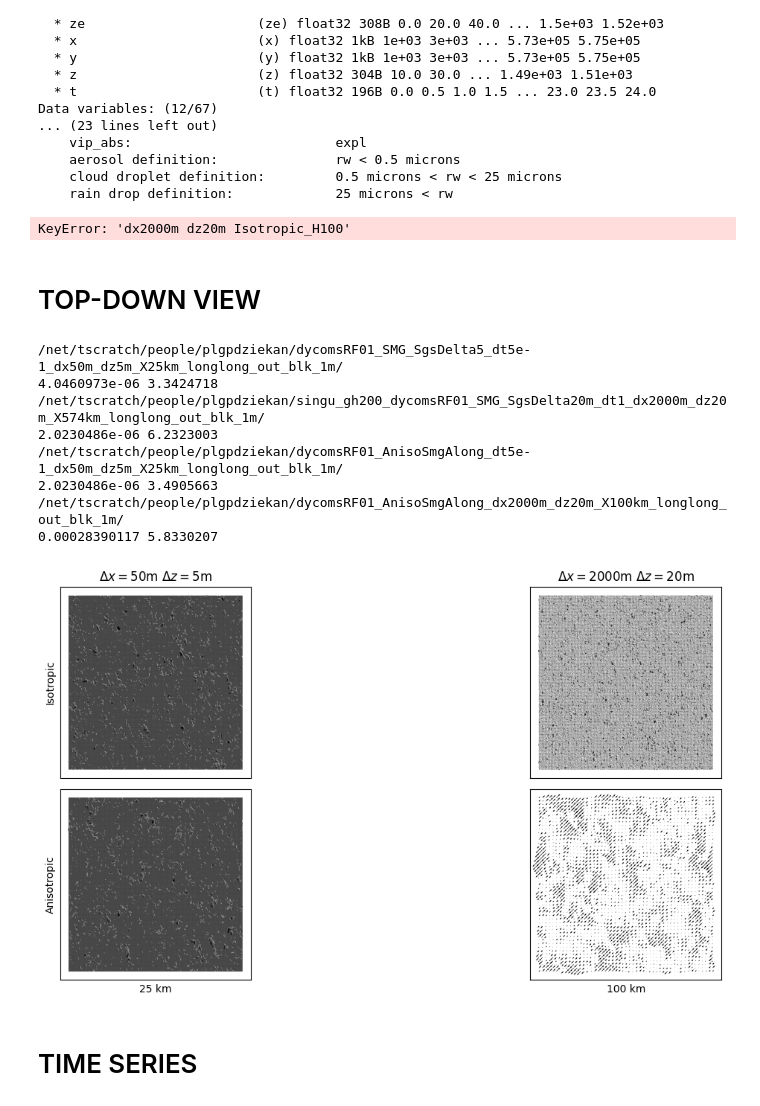
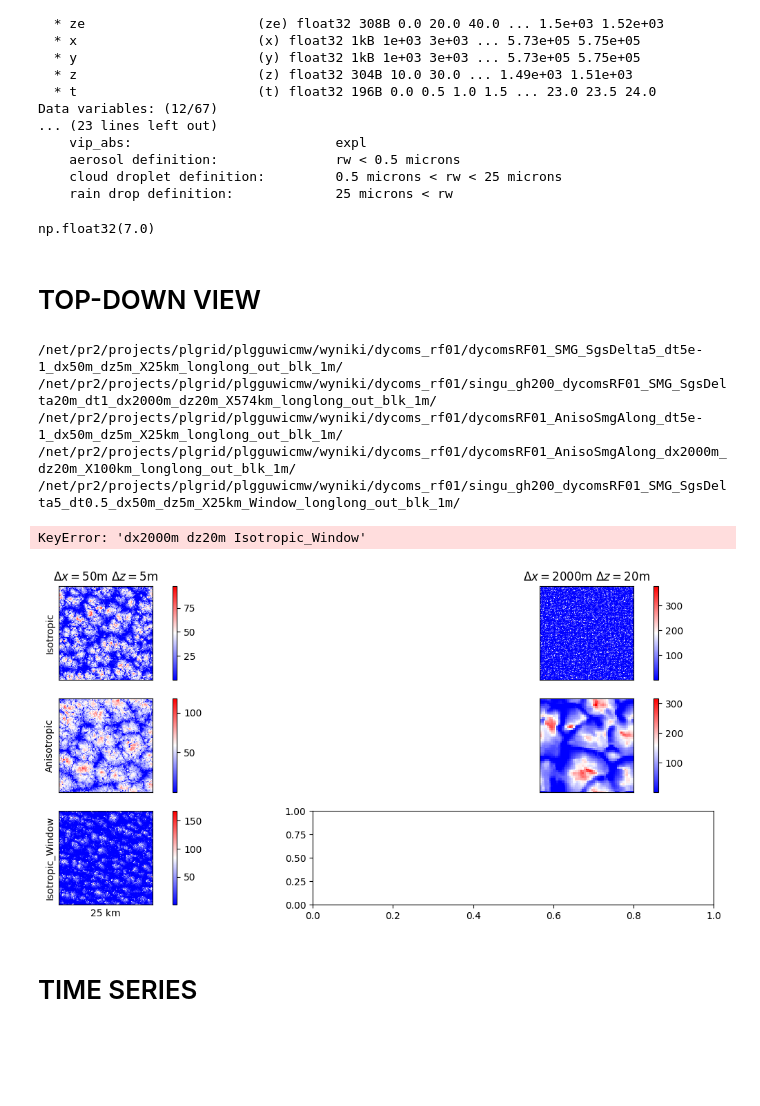
Before and after one commit to igfuw/xrUWLCM, a Jupyter notebook: examples/Sc_lowres_SGS.ipynb, the cells around one changed output. Drawn from its saved outputs; the diff is of its cells as text; code cells hidden in the pictures; blank space fills up the shorter version.

```diff
--- a/examples/Sc_lowres_SGS.ipynb
+++ b/examples/Sc_lowres_SGS.ipynb
@@ -27,10 +27,10 @@ datadir['dz50m']['dx5000m']['Anisotropic'] = pgsdir + "dycomsRF01_AnisoSmgAlong_
 datadir['dz20m'] = {}
 datadir['dz20m']['dx2000m'] = {}
 #datadir['dz20m']['dx2000m']['Isotropic'] = pgsdir + "dycomsRF01_SMG_SgsDelta20_dx2000m_dz20m_X100km_longlong_out_blk_1m/"
-datadir['dz20m']['dx2000m']['Isotropic'] = scratchdir + "singu_gh200_dycomsRF01_SMG_SgsDelta20m_dt1_dx2000m_dz20m_X574km_longlong_out_blk_1m/"
-datadir['dz20m']['dx2000m']['Isotropic_H100'] = scratchdir + "singu_gh200_dycomsRF01_SMG_SgsDelta20m_dt1_dx2000m_dz20m_X100km_longlong_out_blk_1m/"
-datadir['dz20m']['dx2000m']['Anisotropic'] = scratchdir + "dycomsRF01_AnisoSmgAlong_dx2000m_dz20m_X100km_longlong_out_blk_1m/"
-datadir['dz20m']['dx2000m']['Anisotropic_H'] = scratchdir + "singu_gh200_dycomsRF01_AnisoSmgAlong_dt1_dx2000m_dz20m_X574km_longlong_out_blk_1m/"
+datadir['dz20m']['dx2000m']['Isotropic'] = pgsdir + "singu_gh200_dycomsRF01_SMG_SgsDelta20m_dt1_dx2000m_dz20m_X574km_longlong_out_blk_1m/"
+datadir['dz20m']['dx2000m']['Isotropic_H100'] = pgsdir + "singu_gh200_dycomsRF01_SMG_SgsDelta20m_dt1_dx2000m_dz20m_X100km_longlong_out_blk_1m/"
+datadir['dz20m']['dx2000m']['Anisotropic'] = pgsdir + "dycomsRF01_AnisoSmgAlong_dx2000m_dz20m_X100km_longlong_out_blk_1m/"
+datadir['dz20m']['dx2000m']['Anisotropic_H'] = pgsdir + "singu_gh200_dycomsRF01_AnisoSmgAlong_dt1_dx2000m_dz20m_X574km_longlong_out_blk_1m/"
 
 datadir['dz20m']['dx1000m'] = {}
 datadir['dz20m']['dx1000m']['Isotropic'] = pgsdir + "dycomsRF01_SMG_SgsDelta20_dx1000m_dz20m_X50km_longlong_out_blk_1m/"
@@ -39,7 +39,7 @@ datadir['dz20m']['dx1000m']['Anisotropic'] = pgsdir + "dycomsRF01_AnisoSmgAlong_
 datadir['dz10m'] = {}
 datadir['dz10m']['dx1000m'] = {}
 datadir['dz10m']['dx1000m']['Isotropic'] = pgsdir + "dycomsRF01_SMG_SgsDelta10_dt1_dx1000m_dz10m_X100km_longlong_out_blk_1m/"
-datadir['dz10m']['dx1000m']['Anisotropic'] = scratchdir + "singu_gh200_dycomsRF01_AnisoSmgAlong_dt0.25_dx1000m_dz10m_X287km_longlong_out_blk_1m/"
+datadir['dz10m']['dx1000m']['Anisotropic'] = pgsdir + "singu_gh200_dycomsRF01_AnisoSmgAlong_dt0.25_dx1000m_dz10m_X287km_longlong_out_blk_1m/"
 
 datadir['dz50m']['dx500m'] = {}
 datadir['dz50m']['dx500m']['Isotropic'] = pgsdir + "dycomsRF01_SMG_SgsDelta50_dx500m_dz50m_X250km_longlong_out_blk_1m/"
@@ -54,8 +54,9 @@ datadir['dz10m']['dx100m']['Anisotropic'] = pgsdir + "dycomsRF01_AnisoSmgAlong_d
 
 datadir['dz5m'] = {}
 datadir['dz5m']['dx50m'] = {}
-datadir['dz5m']['dx50m']['Isotropic'] = scratchdir + "dycomsRF01_SMG_SgsDelta5_dt5e-1_dx50m_dz5m_X25km_longlong_out_blk_1m/"
-datadir['dz5m']['dx50m']['Anisotropic'] = scratchdir + "dycomsRF01_AnisoSmgAlong_dt5e-1_dx50m_dz5m_X25km_longlong_out_blk_1m/"
+datadir['dz5m']['dx50m']['Isotropic'] = pgsdir + "dycomsRF01_SMG_SgsDelta5_dt5e-1_dx50m_dz5m_X25km_longlong_out_blk_1m/"
+datadir['dz5m']['dx50m']['Anisotropic'] = pgsdir + "dycomsRF01_AnisoSmgAlong_dt5e-1_dx50m_dz5m_X25km_longlong_out_blk_1m/"
+datadir['dz5m']['dx50m']['Isotropic_Window'] = pgsdir + "singu_gh200_dycomsRF01_SMG_SgsDelta5_dt0.5_dx50m_dz5m_X25km_Window_longlong_out_blk_1m/"
 
 datadir['dz2.5m'] = {}
 datadir['dz2.5m']['dx25m'] = {}
@@ -96,6 +97,7 @@ data_iso = {\
     #('dx100m',  'dz10m',  'Isotropic') :   ((6,7),   {'ls' : '-.', 'color' : colors[3],    'lw' : 1}, 20, 50), \
     #('dx100m',  'dz10m',  'Isotropic') :   ((1.5,2),   {'ls' : '-.', 'color' : colors[3],    'lw' : 1}, 20, 50), \
     ('dx50m',   'dz5m',   'Isotropic') :   ((6,7),   {'ls' : '-.', 'color' : colors[4],    'lw' : 1}, 40, 25), \
+    ('dx50m',   'dz5m',   'Isotropic_Window') :   ((3.5,4.25),   {'ls' : '-.', 'color' : colors[4],    'lw' : 1}, 40, 25), \
     #('dx25m',   'dz2.5m', 'Isotropic') :   ((1.2,1.375),   {'ls' : '--', 'color' : colors[5],    'lw' : 1}, 80, 12.5), \
 }
 
@@ -168,9 +171,9 @@ Data variables: (12/67)
     cloud droplet definition:         0.5 microns < rw < 25 microns
     rain drop definition:             25 microns < rw
 # %%
-data["dx2000m dz20m Isotropic_H100"].attrs
+data["dx50m dz5m Isotropic_Window"]
 # %% [output]
-KeyError: 'dx2000m dz20m Isotropic_H100'
+np.float32(7.0)
 # %%
 data["dx2000m dz20m Isotropic"].attrs.items() ^ data["dx2000m dz20m Isotropic_H100"].attrs.items()
 # %% [markdown]
@@ -181,7 +184,7 @@ res_to_plot=[('dx50m', 'dz5m'), ('dx100m', 'dz10m'), ('dx1000m', 'dz10m'), ('dx1
 sgs_to_plot=['Isotropic', 'Isotropic_H', 'Isotropic_H100']
 sgs_to_plot=['Isotropic', 'Anisotropic']
 res_to_plot=[('dx50m', 'dz5m'), ('dx2000m', 'dz20m')]
-sgs_to_plot=['Isotropic', 'Anisotropic']
+sgs_to_plot=['Isotropic', 'Anisotropic', 'Isotropic_Window']
 
 ncol = len(res_to_plot)
 nrow = len(sgs_to_plot)
@@ -200,60 +203,60 @@ for row, sgs in enumerate(sgs_to_plot):
         t_av_end = data_to_plot[(dx, dz, sgs)][0][1] # end time of the averaging period
         _data = data[simname]
 
         #coarsen to 2km
         #scale = data_to_plot[(dx, dz, sgs)][2]
         #_data = data[simname].coarsen(x=scale, y=scale, boundary="trim").mean()
 
         # plotting scalars
-        ##var = _data.lwp.sel(t=t_av_end, method='nearest')
+        var = _data.lwp.sel(t=t_av_end, method='nearest')
         #var = _data.w.sel(t=t_av_end, method='nearest').sel(z=400, method='nearest')
-        #var_scaled = var / var.mean()
+        var_scaled = var / var.mean()
         ##im = var.plot(x="x", cmap='Blues_r', ax=axrc, add_colorbar=False)
-        #im = var.plot(x="x", cmap='bwr', ax=axrc, add_colorbar=False)
-        #fig.colorbar(im, ax=axrc).set_label('')
+        im = var.plot(x="x", cmap='bwr', ax=axrc, add_colorbar=False)
+        fig.colorbar(im, ax=axrc).set_label('')
+        varname = 'lwp'
 
         #plotting vector field
-        alt = 800 # altitude of cross section [m]
-        u = _data.u.sel(t=t_av_end, method='nearest').sel(z=400, method='nearest')
-        v = _data.u.sel(t=t_av_end, method='nearest').sel(z=400, method='nearest')
-        up = u - u.mean(["x","y"])
-        vp = v - v.mean(["x","y"])
-        #print(_data.x, _data.y, u, v)
-        #print(_data.x.to_numpy(), _data.y.to_numpy(), u.to_numpy(), v.to_numpy())
-        speed = np.sqrt(up.to_numpy()**2 + vp.to_numpy()**2)
-        print(speed.min(), speed.max())
-        lw = 5*(speed / speed.max())**2
-        strm = axrc.streamplot(_data.x.to_numpy(), _data.y.to_numpy(), up.to_numpy(), vp.to_numpy(), color=speed, cmap='autumn', linewidth=lw)
-        fig.colorbar(strm.lines, ax=axrc)
-        #strm = axrc.quiver(_data.x.to_numpy(), _data.y.to_numpy(), up.to_numpy(), vp.to_numpy())#, color=speed, cmap='autumn', linewidth=lw)
+        #alt = 800 # altitude of cross section [m]
+        #u = _data.u.sel(t=t_av_end, method='nearest').sel(z=400, method='nearest')
+        #v = _data.u.sel(t=t_av_end, method='nearest').sel(z=400, method='nearest')
+        #up = u - u.mean(["x","y"])
+        #vp = v - v.mean(["x","y"])
+        ##print(_data.x, _data.y, u, v)
+        ##print(_data.x.to_numpy(), _data.y.to_numpy(), u.to_numpy(), v.to_numpy())
+        #speed = np.sqrt(up.to_numpy()**2 + vp.to_numpy()**2)
+        #print(speed.min(), speed.max())
+        #lw = 5*(speed / speed.max())**2
+        #strm = axrc.streamplot(_data.x.to_numpy(), _data.y.to_numpy(), up.to_numpy(), vp.to_numpy(), color=speed, cmap='autumn', linewidth=lw)
+        #fig.colorbar(strm.lines, ax=axrc)
+        ##strm = axrc.quiver(_data.x.to_numpy(), _data.y.to_numpy(), up.to_numpy(), vp.to_numpy())#, color=speed, cmap='autumn', linewidth=lw)
+        #varname = 'uv400m'
 
         # labels etc.
         axrc.set_xticks([])
         axrc.set_yticks([])
         axrc.set_title('')
         axrc.set_ylabel('')
         axrc.set_xlabel('')
         axrc.set_box_aspect(1)
         if row == 0:
             axrc.set_title(resolution_nicename[dx] + ' ' + resolution_nicename[dz])
         if row == nrow-1:
             axrc.set_xlabel(str(data_to_plot[(dx, dz, sgs)][3]) + ' km')
         if col == 0:
             axrc.set_ylabel(sgs)
         #_data.w.sel(z=300, method='nearest').sel(t=t_av_end, method='nearest').plot.contour(x="x", add_colorbar=True, ax=axrc)#, vmin=-0.6, vmax=0.6)
 
 plt.tight_layout()
-plt.savefig(figoutdir+"/topdown/"+str(outname)+"_uv400m_topdown.png", dpi=300)
+plt.savefig(figoutdir+"/topdown/"+str(outname)+"_"+str(varname)+"_topdown.png", dpi=300)
 # %% [output]
-/net/tscratch/people/plgpdziekan/dycomsRF01_SMG_SgsDelta5_dt5e-1_dx50m_dz5m_X25km_longlong_out_blk_1m/
-4.0460973e-06 3.3424718
-/net/tscratch/people/plgpdziekan/singu_gh200_dycomsRF01_SMG_SgsDelta20m_dt1_dx2000m_dz20m_X574km_longlong_out_blk_1m/
-2.0230486e-06 6.2323003
-/net/tscratch/people/plgpdziekan/dycomsRF01_AnisoSmgAlong_dt5e-1_dx50m_dz5m_X25km_longlong_out_blk_1m/
-2.0230486e-06 3.4905663
-/net/tscratch/people/plgpdziekan/dycomsRF01_AnisoSmgAlong_dx2000m_dz20m_X100km_longlong_out_blk_1m/
-0.00028390117 5.8330207
+/net/pr2/projects/plgrid/plgguwicmw/wyniki/dycoms_rf01/dycomsRF01_SMG_SgsDelta5_dt5e-1_dx50m_dz5m_X25km_longlong_out_blk_1m/
+/net/pr2/projects/plgrid/plgguwicmw/wyniki/dycoms_rf01/singu_gh200_dycomsRF01_SMG_SgsDelta20m_dt1_dx2000m_dz20m_X574km_longlong_out_blk_1m/
+/net/pr2/projects/plgrid/plgguwicmw/wyniki/dycoms_rf01/dycomsRF01_AnisoSmgAlong_dt5e-1_dx50m_dz5m_X25km_longlong_out_blk_1m/
+/net/pr2/projects/plgrid/plgguwicmw/wyniki/dycoms_rf01/dycomsRF01_AnisoSmgAlong_dx2000m_dz20m_X100km_longlong_out_blk_1m/
+/net/pr2/projects/plgrid/plgguwicmw/wyniki/dycoms_rf01/singu_gh200_dycomsRF01_SMG_SgsDelta5_dt0.5_dx50m_dz5m_X25km_Window_longlong_out_blk_1m/
+KeyError: 'dx2000m dz20m Isotropic_Window'
-[figure, old version]
+[figure, new version]
 # %%
 # lwp coarsened
 scale = int(2000 / 50) # to 2km from 50m
```
Also changed, not shown: parts of 5 cells of this notebook.
